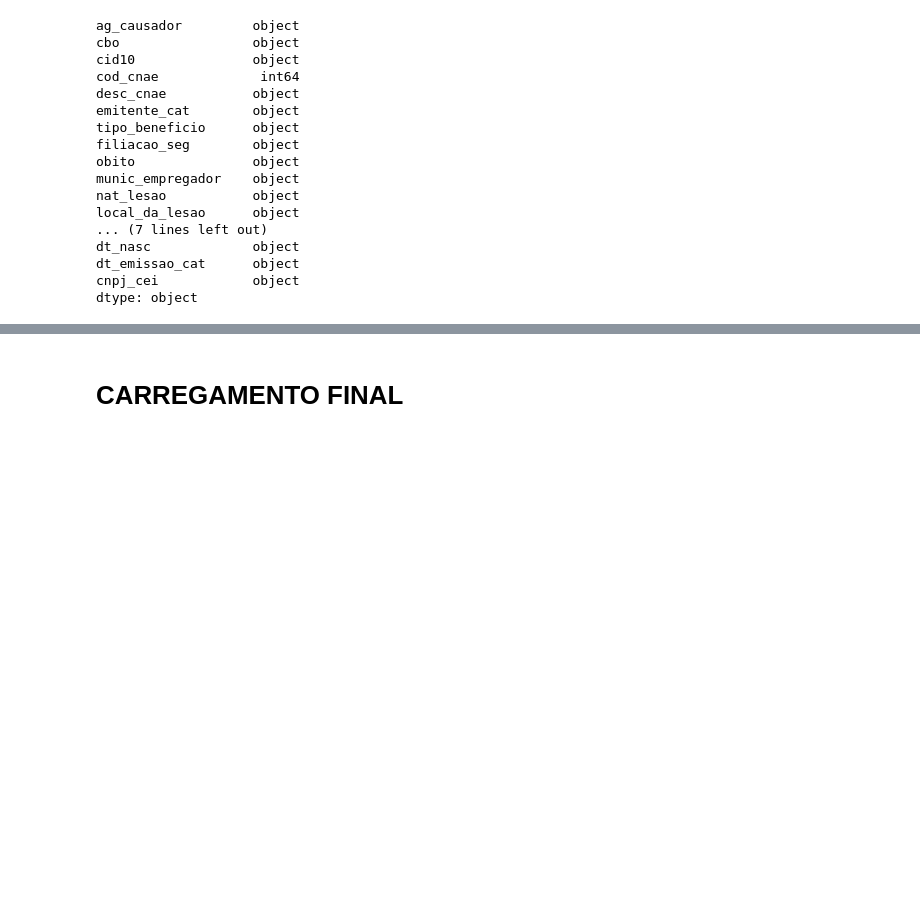
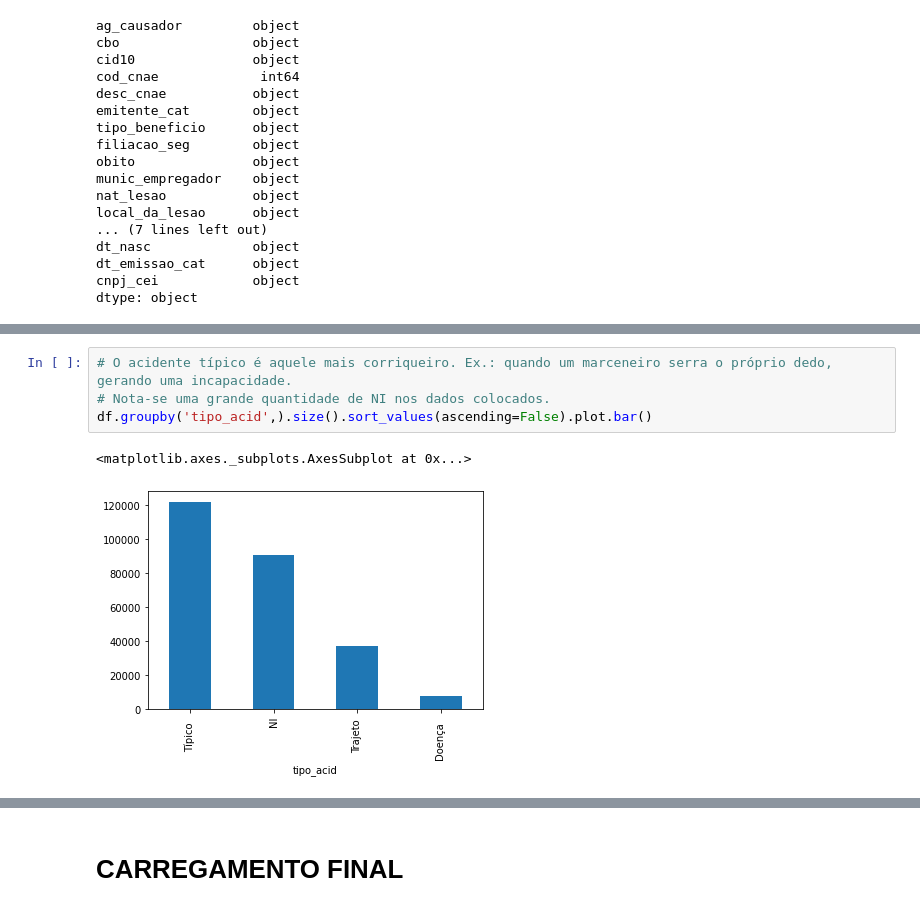
Before and after one commit to caioitalo/soulcode, a Jupyter notebook: Projeto_Aquecimento.ipynb, the cells around one changed output, grey strips where cells are left out. Saved outputs shown, nothing was run; the diff lists cells and outputs as text; blank space fills up the shorter version.

```diff
--- a/Projeto_Aquecimento.ipynb
+++ b/Projeto_Aquecimento.ipynb
@@ -253,0 +285,7 @@ df.replace('{ñ class}',np.nan,inplace=True)
+# %%
+# O acidente típico é aquele mais corriqueiro. Ex.: quando um marceneiro serra o próprio dedo, gerando uma incapacidade.
+# Nota-se uma grande quantidade de NI nos dados colocados.
+df.groupby('tipo_acid',).size().sort_values(ascending=False).plot.bar()
+# %% [output]
+<matplotlib.axes._subplots.AxesSubplot at 0x...>
+[figure, added]
```
Also changed, not shown: parts of 81 cells of this notebook.
